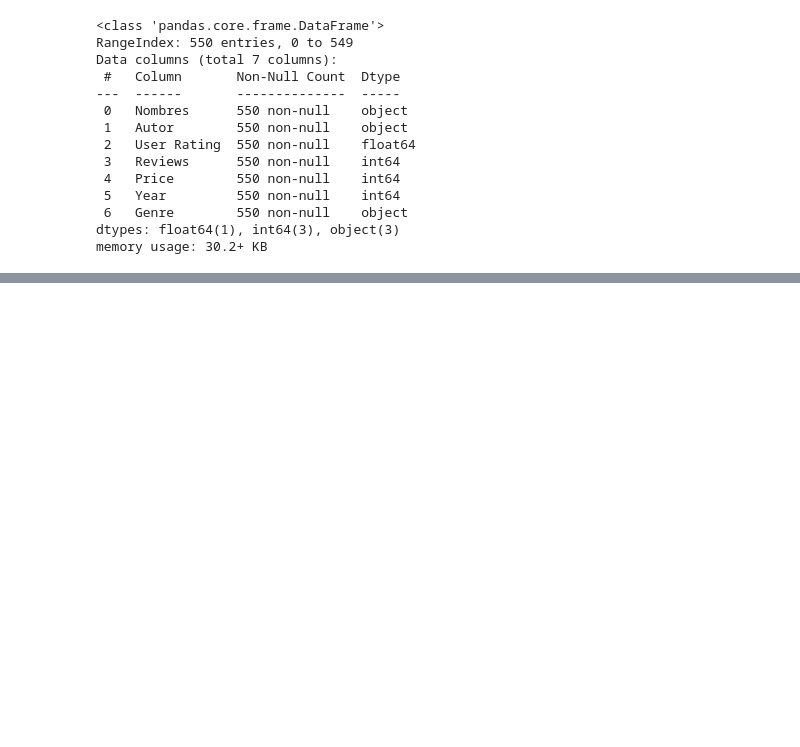
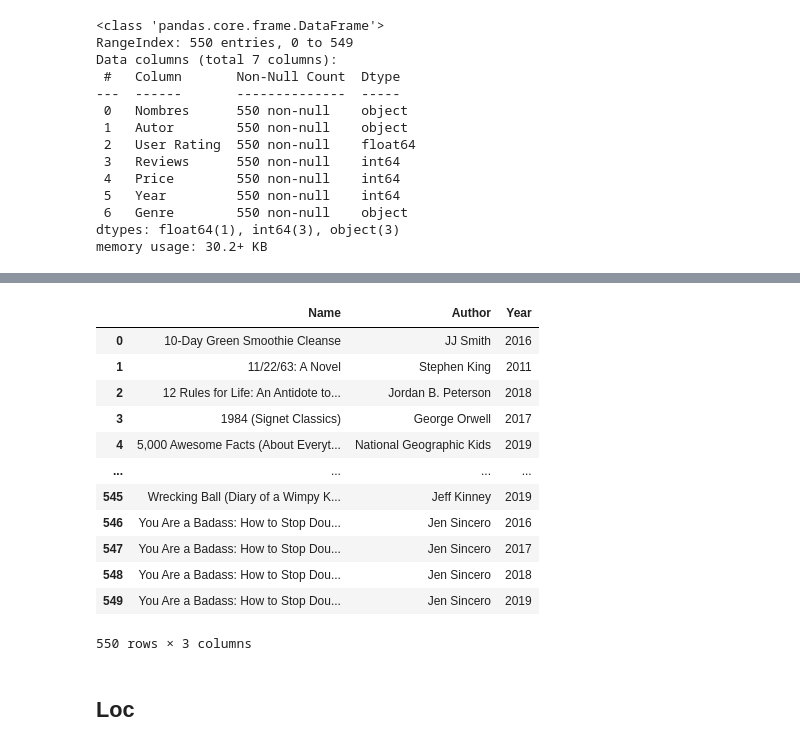
Before and after one commit to Aleticod/NumPy-Pandas-Basic, a Jupyter notebook: Leer-csv-json.ipynb, the cells around one changed output, grey strips where cells are left out. Saved outputs shown, nothing was run; the diff lists cells and outputs as text; code cells hidden in the pictures; blank space fills up the shorter version.

```diff
--- a/Leer-csv-json.ipynb
+++ b/Leer-csv-json.ipynb
@@ -74,3 +74,5 @@ Data columns (total 7 columns):
  6   Genre        550 non-null    object
 dtypes: float64(1), int64(3), object(3)
 memory usage: 30.2+ KB
+# %%
+df_books = pd.read_csv('./bestsellers-with-categories.csv', sep = ',', header = 0)
@@ -76,0 +118,18 @@ memory usage: 30.2+ KB
+# %%
+df_books[['Name', 'Author', 'Year']]
+# %% [output]
+|  | Name | Author | Year |
+| 0 | 10-Day Green Smoothie Cleanse | JJ Smith | 2016 |
+| 1 | 11/22/63: A Novel | Stephen King | 2011 |
+| 2 | 12 Rules for Life: An Antidote to... | Jordan B. Peterson | 2018 |
+| 3 | 1984 (Signet Classics) | George Orwell | 2017 |
+| 4 | 5,000 Awesome Facts (About Everyt... | National Geographic Kids | 2019 |
+| ... | ... | ... | ... |
+| 545 | Wrecking Ball (Diary of a Wimpy K... | Jeff Kinney | 2019 |
+| 546 | You Are a Badass: How to Stop Dou... | Jen Sincero | 2016 |
+| 547 | You Are a Badass: How to Stop Dou... | Jen Sincero | 2017 |
+| 548 | You Are a Badass: How to Stop Dou... | Jen Sincero | 2018 |
+| 549 | You Are a Badass: How to Stop Dou... | Jen Sincero | 2019 |
+550 rows × 3 columns
+# %% [markdown]
+## Loc
```
Also changed, not shown: parts of 13 cells of this notebook.
